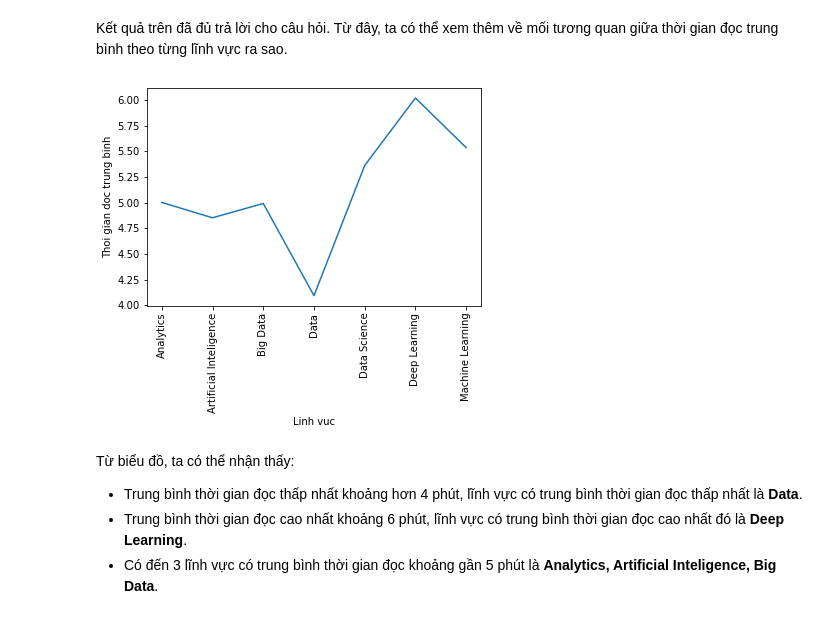
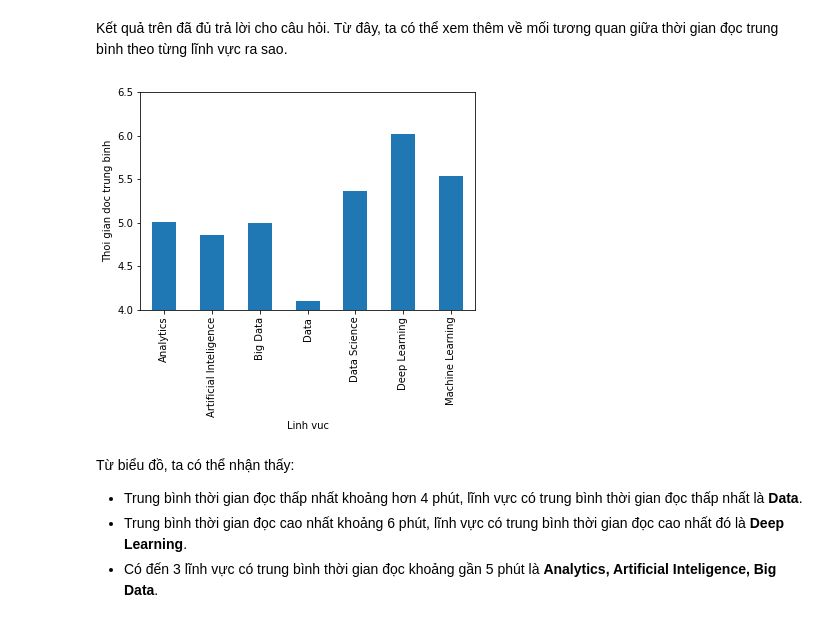
Before and after one commit to kenneth-nguyenn/P4DS_FinalProject, a Jupyter notebook: Source/Final Project.ipynb, the cells around one changed output. Cells and saved outputs as stored; diff of their text form; code cells hidden in the pictures.

```diff
--- a/Source/Final Project.ipynb
+++ b/Source/Final Project.ipynb
@@ -647,12 +660,13 @@ mean_reading_time
 # %% [markdown]
 Kết quả trên đã đủ trả lời cho câu hỏi. Từ đây, ta có thể xem thêm về mối tương quan giữa thời gian đọc trung bình theo từng lĩnh vực ra sao.
 # %%
-medium_data.groupby("tag")["reading_time"].mean().plot()
+medium_data.groupby("tag")["reading_time"].mean().plot.bar()
+plt.ylim(4, 6.5)
 plt.ylabel("Thoi gian doc trung binh")
 plt.xlabel("Linh vuc")
 plt.xticks(rotation=90);
 # %% [output]
-[figure, old version]
+[figure, new version]
 # %% [markdown]
 Từ biểu đồ, ta có thể nhận thấy:
 - Trung bình thời gian đọc thấp nhất khoảng hơn 4 phút, lĩnh vực có trung bình thời gian đọc thấp nhất là **Data**.
```
Also changed, not shown: parts of 3 cells of this notebook.
